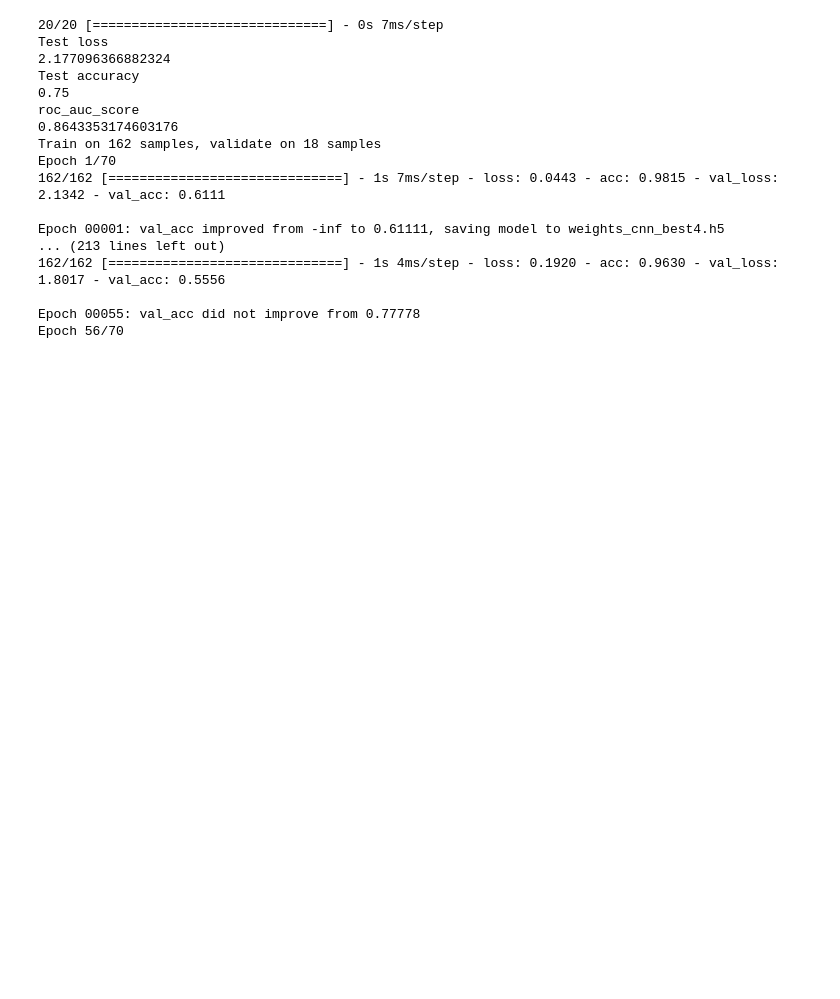
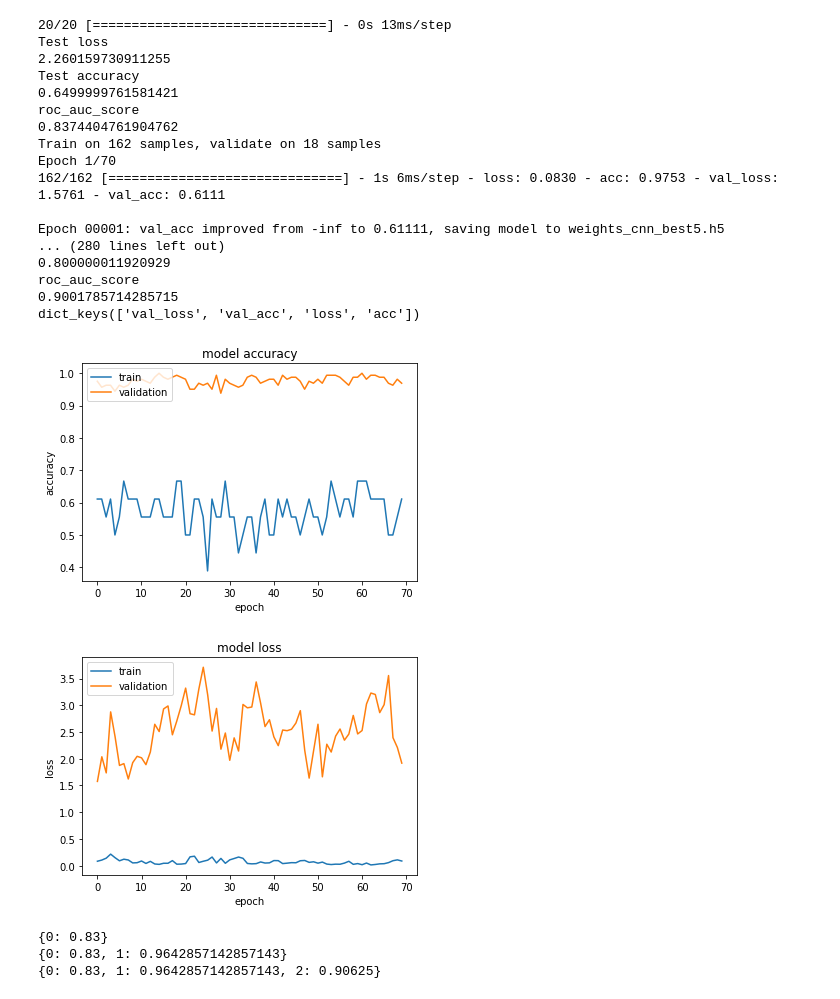
Before and after one commit to TasneemHamzah/Melanoma-Detector, a Jupyter notebook: CNN_wight_saving_training.ipynb, the cells around one changed output. Saved outputs shown, nothing was run; the diff lists cells and outputs as text; code cells hidden in the pictures; blank space fills up the shorter version.

```diff
--- a/CNN_wight_saving_training.ipynb
+++ b/CNN_wight_saving_training.ipynb
@@ -170,8 +170,7 @@ model.load_weights('weights_cnn_best.h5')'''
 
 
 
-model.load_weights('weights_cnn_best3.h5')
-
+model.load_weights('weights_cnn_best4.h5')
 score, acc=model.evaluate( X_test, y_test)
 print('Test loss')
 print(score)
@@ -184,7 +183,7 @@ print('roc_auc_score')
 print(auc_value)
 
 #cb = [ModelCheckpoint("weights.h5", save_best_only=True, save_weights_only=True)]
-cb= ModelCheckpoint(filepath='weights_cnn_best4.h5',  verbose=1, monitor='val_acc', save_best_only=True, save_weights_only=True)
+cb= ModelCheckpoint(filepath='weights_cnn_best5.h5',  verbose=1, monitor='val_acc', save_best_only=True, save_weights_only=True)
 
 history=model.fit(X_train, y_train,
                       batch_size=10,
@@ -232,41 +231,46 @@ plt.show()
 fpr = dict()
 tpr = dict()
 roc_auc = dict()
 for i in range(3):
         fpr[i], tpr[i], _ = roc_curve(y_test[:, i], y_pred[:, i])
         roc_auc[i] = auc(fpr[i], tpr[i])
         print(roc_auc)
 # Compute micro-average ROC curve and ROC area
 fpr["micro"], tpr["micro"], _ = roc_curve(y_test.ravel(), y_pred.ravel())
 roc_auc["micro"] = auc(fpr["micro"], tpr["micro"])
 
 # Plot of a ROC curve for a specific class
 for i in range(3):
         plt.figure()
         plt.plot(fpr[i], tpr[i], label='ROC curve (area = %0.2f)'.format(roc_auc[i]))
         plt.plot([0, 1], [0, 1], 'k--')
         plt.xlim([0.0, 1.0])
         plt.ylim([0.0, 1.05])
         plt.xlabel('False Positive Rate')
         plt.ylabel('True Positive Rate')
         plt.title('Receiver operating characteristic example')
         plt.legend(loc="lower right")
         plt.show()
 # %% [output]
-20/20 [==============================] - 0s 7ms/step
+20/20 [==============================] - 0s 13ms/step
 Test loss
-2.177096366882324
+2.260159730911255
 Test accuracy
-0.75
+0.6499999761581421
 roc_auc_score
-0.8643353174603176
+0.8374404761904762
 Train on 162 samples, validate on 18 samples
 Epoch 1/70
-162/162 [==============================] - 1s 7ms/step - loss: 0.0443 - acc: 0.9815 - val_loss: 2.1342 - val_acc: 0.6111
+162/162 [==============================] - 1s 6ms/step - loss: 0.0830 - acc: 0.9753 - val_loss: 1.5761 - val_acc: 0.6111
 
-Epoch 00001: val_acc improved from -inf to 0.61111, saving model to weights_cnn_best4.h5
-... (213 lines left out)
-162/162 [==============================] - 1s 4ms/step - loss: 0.1920 - acc: 0.9630 - val_loss: 1.8017 - val_acc: 0.5556
-
-Epoch 00055: val_acc did not improve from 0.77778
-Epoch 56/70
+Epoch 00001: val_acc improved from -inf to 0.61111, saving model to weights_cnn_best5.h5
+... (280 lines left out)
+0.800000011920929
+roc_auc_score
+0.9001785714285715
+dict_keys(['val_loss', 'val_acc', 'loss', 'acc'])
+[figure, added]
+[figure, added]
+{0: 0.83}
+{0: 0.83, 1: 0.9642857142857143}
+{0: 0.83, 1: 0.9642857142857143, 2: 0.90625}
```
Also changed, not shown: parts of 1 cell of this notebook.
